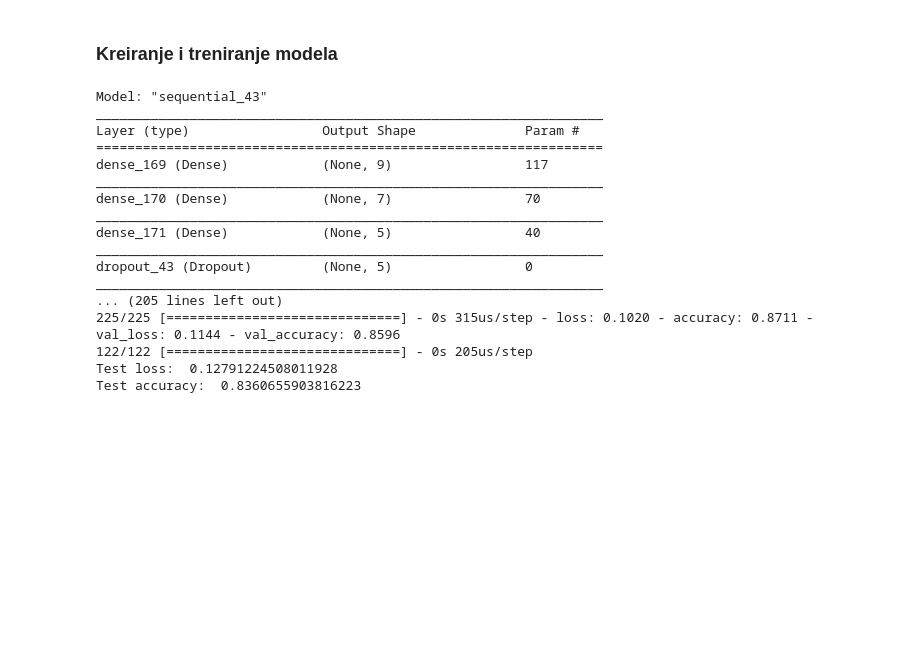
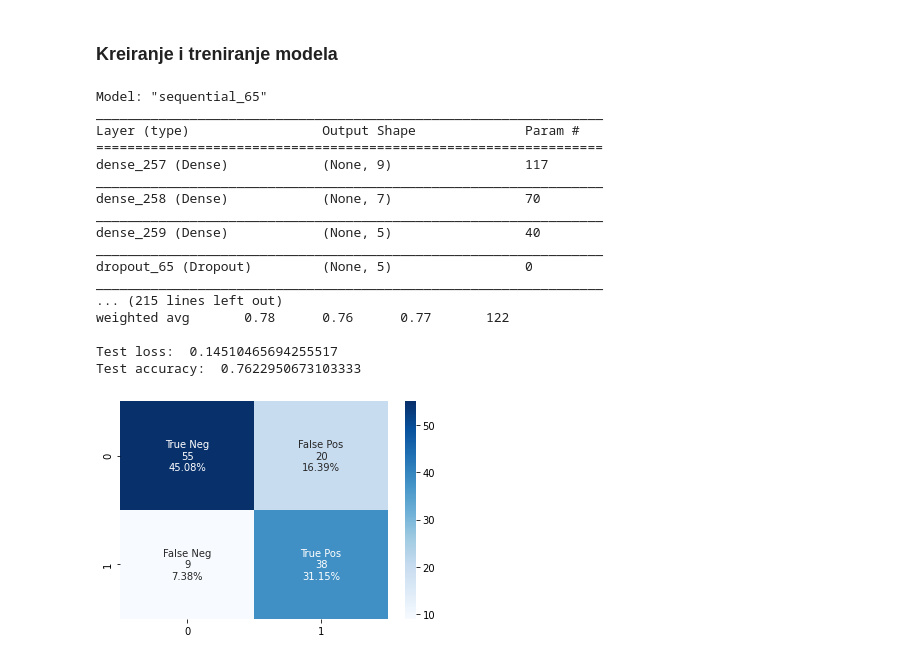
Before and after one commit to nesicvladimir/ml, a Jupyter notebook: domaci_3/domaci_3.ipynb, the cells around one changed output. Drawn from its saved outputs; the diff is of its cells as text; code cells hidden in the pictures; blank space fills up the shorter version.

```diff
--- a/domaci_3/domaci_3.ipynb
+++ b/domaci_3/domaci_3.ipynb
@@ -104,3 +118,24 @@ def custom_mean_squared_error(y_true, y_pred):
+# %%
+def train_model_and_print_metrics(model, X_train, X_test, y_train, y_test):
+    history = model.fit(X_train, y_train, batch_size = 32, epochs = 100, validation_split=0.2)
+    y_pred = (model.predict(X_test) > 0.5).astype("int32")
+    test_loss, test_acc = model.evaluate(X_test, y_test)
+    target_names = ['0', '1']
+
+    print(classification_report(y_test, y_pred, target_names=target_names))
+
+    cf_matrix = confusion_matrix(y_test, y_pred)
+    group_names = ['True Neg','False Pos','False Neg','True Pos']
+    group_counts = ['{0:0.0f}'.format(value) for value in
+                    cf_matrix.flatten()]
+    group_percentages = ['{0:.2%}'.format(value) for value in
+                         cf_matrix.flatten()/np.sum(cf_matrix)]
+    labels = [f'{v1}\n{v2}\n{v3}' for v1, v2, v3 in
+              zip(group_names,group_counts,group_percentages)]
+    labels = np.asarray(labels).reshape(2,2)
+    sns.heatmap(cf_matrix, annot=labels, fmt='', cmap='Blues')
+    print('Test loss: ', test_loss)
+    print('Test accuracy: ', test_acc)
 # %% [markdown]
 ### Loss funkcije
 # %%
@@ -128,39 +163,34 @@ def custom_mse(y_true, y_pred):
 # %%
 model = Sequential()
 
 model.add(Dense(units = 9, activation = 'relu', input_dim = 12))
 # model.add(Dropout(0.1))
 model.add(Dense(units = 7, activation = 'relu'))
 model.add(Dense(units = 5, activation = 'relu'))
 model.add(Dropout(0.1))
 model.add(Dense(units = 1, activation = 'sigmoid'))
 
 print(model.summary())
-# visualizer(model, format='png', view=True)
 
 model.compile(optimizer = 'adam', loss = custom_mean_squared_error, metrics = ['accuracy'])
 
-history = model.fit(X_train, y_train, batch_size = 32, epochs = 100, validation_split=0.2)
-
-test_loss, test_acc = model.evaluate(X_test, y_test)
-
-print('Test loss: ', test_loss)
-print('Test accuracy: ', test_acc)
+train_model_and_print_metrics(model, X_train, X_test, y_train, y_test)
 # %% [output]
-Model: "sequential_43"
+Model: "sequential_65"
 _________________________________________________________________
 Layer (type)                 Output Shape              Param #
 =================================================================
-dense_169 (Dense)            (None, 9)                 117
+dense_257 (Dense)            (None, 9)                 117
 _________________________________________________________________
-dense_170 (Dense)            (None, 7)                 70
+dense_258 (Dense)            (None, 7)                 70
 _________________________________________________________________
-dense_171 (Dense)            (None, 5)                 40
+dense_259 (Dense)            (None, 5)                 40
 _________________________________________________________________
-dropout_43 (Dropout)         (None, 5)                 0
+dropout_65 (Dropout)         (None, 5)                 0
 _________________________________________________________________
-... (205 lines left out)
-225/225 [==============================] - 0s 315us/step - loss: 0.1020 - accuracy: 0.8711 - val_loss: 0.1144 - val_accuracy: 0.8596
-122/122 [==============================] - 0s 205us/step
-Test loss:  0.12791224508011928
-Test accuracy:  0.8360655903816223
+... (215 lines left out)
+weighted avg       0.78      0.76      0.77       122
+
+Test loss:  0.14510465694255517
+Test accuracy:  0.7622950673103333
+[figure, added]
```
Also changed, not shown: parts of 4 cells of this notebook.
